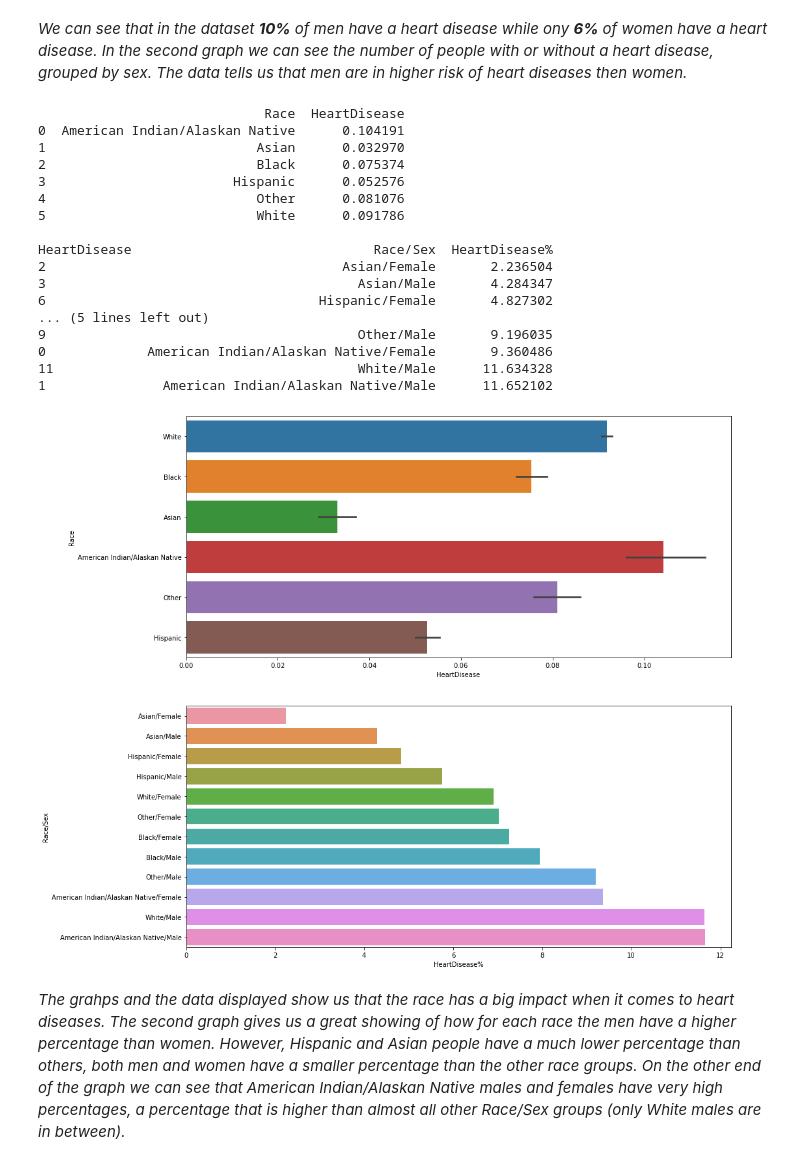
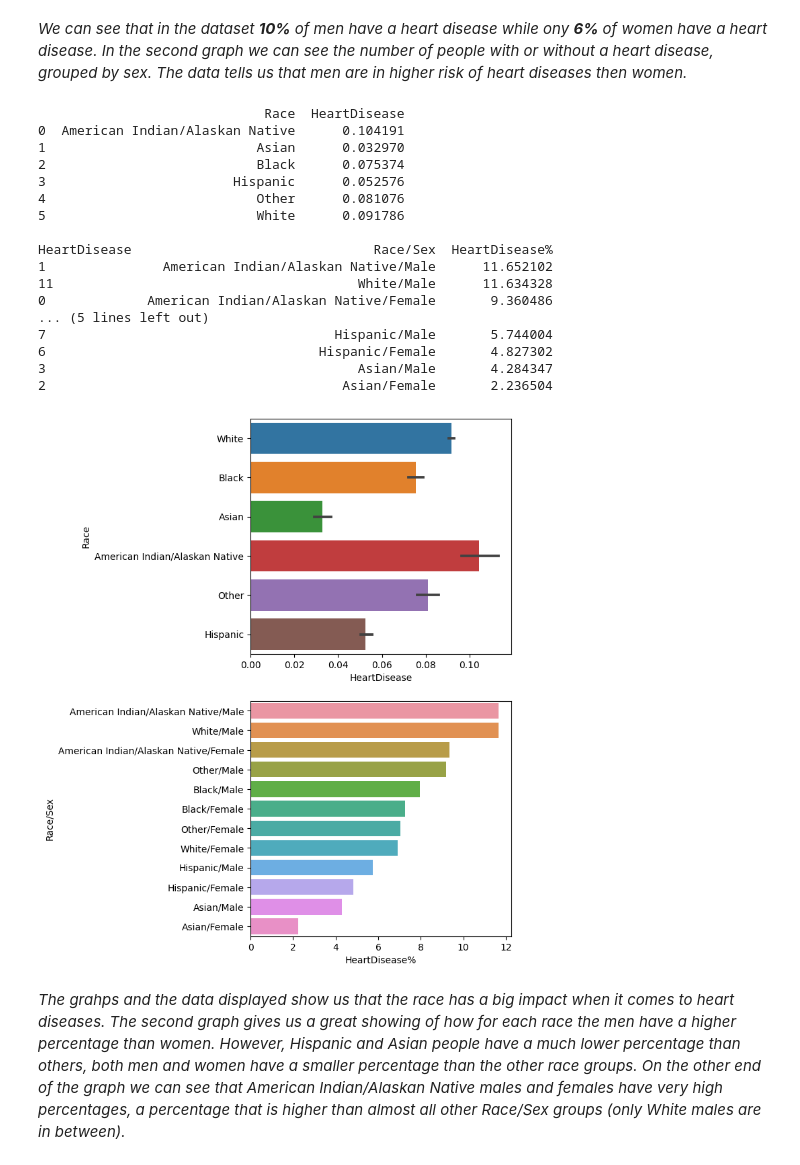
Before and after one commit to VedranSelak/heart-disease-prediction, a Jupyter notebook: heart_disease_final.ipynb, the cells around one changed output. Cells and saved outputs as stored; diff of their text form; code cells hidden in the pictures.

```diff
--- a/heart_disease_final.ipynb
+++ b/heart_disease_final.ipynb
@@ -118,33 +118,34 @@ def groupData(dataF, firstColumn, secondColumn):
     return df
 # %%
 # ploting the impact of race
-fig, axs = plt.subplots(nrows=2, figsize=(15, 15))
+fig, axs = plt.subplots(nrows=2, figsize=(5, 10))
 sns.barplot(x='HeartDisease', y='Race', data=data, ax=axs[0])
 print(data.groupby('Race',as_index=False).HeartDisease.mean(), '\n')
 
 # ploting the impact of sex and race when grouped
 sr_data = groupData(data, 'Race', 'Sex')
+sr_data.sort_values(by=['HeartDisease%'], inplace=True, ascending=False)
 sns.barplot(x='HeartDisease%', y='Race/Sex', data=sr_data, ax=axs[1])
 print(sr_data, '\n')
 # %% [output]
                              Race  HeartDisease
 0  American Indian/Alaskan Native      0.104191
 1                           Asian      0.032970
 2                           Black      0.075374
 3                        Hispanic      0.052576
 4                           Other      0.081076
 5                           White      0.091786
 
 HeartDisease                               Race/Sex  HeartDisease%
+1               American Indian/Alaskan Native/Male      11.652102
+11                                       White/Male      11.634328
+0             American Indian/Alaskan Native/Female       9.360486
+... (5 lines left out)
+7                                     Hispanic/Male       5.744004
+6                                   Hispanic/Female       4.827302
+3                                        Asian/Male       4.284347
 2                                      Asian/Female       2.236504
-3                                        Asian/Male       4.284347
-6                                   Hispanic/Female       4.827302
-... (5 lines left out)
-9                                        Other/Male       9.196035
-0             American Indian/Alaskan Native/Female       9.360486
-11                                       White/Male      11.634328
-1               American Indian/Alaskan Native/Male      11.652102
-[figure, old version]
+[figure, new version]
 # %% [markdown]
 *The grahps and the data displayed show us that the race has a big impact when it comes to heart diseases. The second graph gives us a great showing of how for each race the men have a higher percentage than women. However, Hispanic and Asian people have a much lower percentage than others, both men and women have a smaller percentage than the other race groups. On the other end of the graph we can see that American Indian/Alaskan Native males and females have very high percentages, a percentage that is higher than almost all other Race/Sex groups (only White males are in between).*
 # %% [markdown]
```
Also changed, not shown: parts of 21 cells of this notebook.
